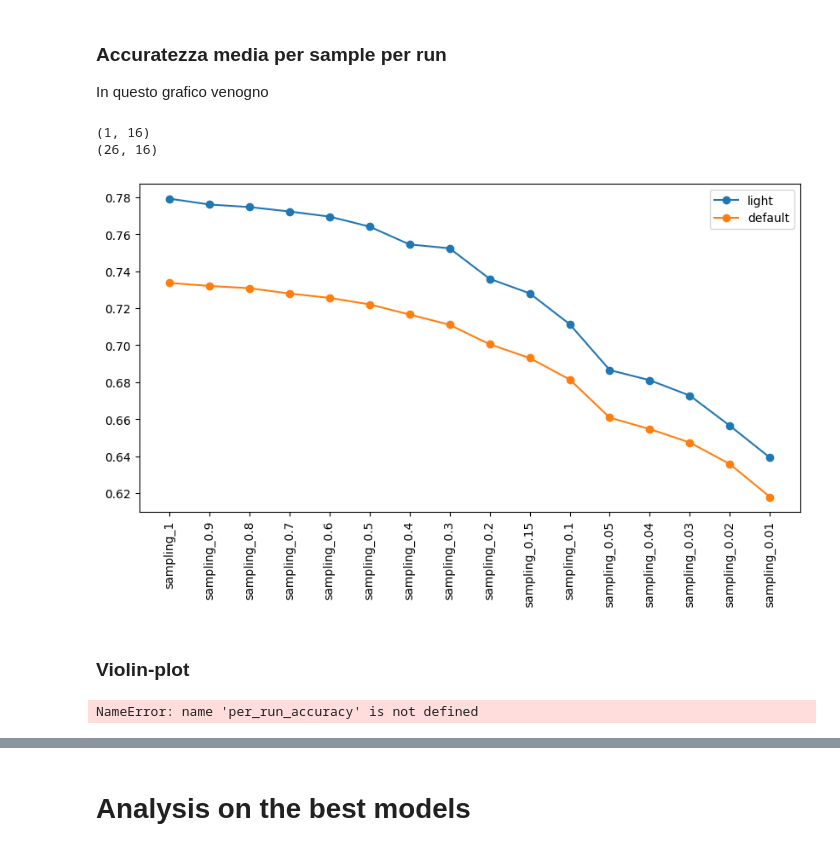
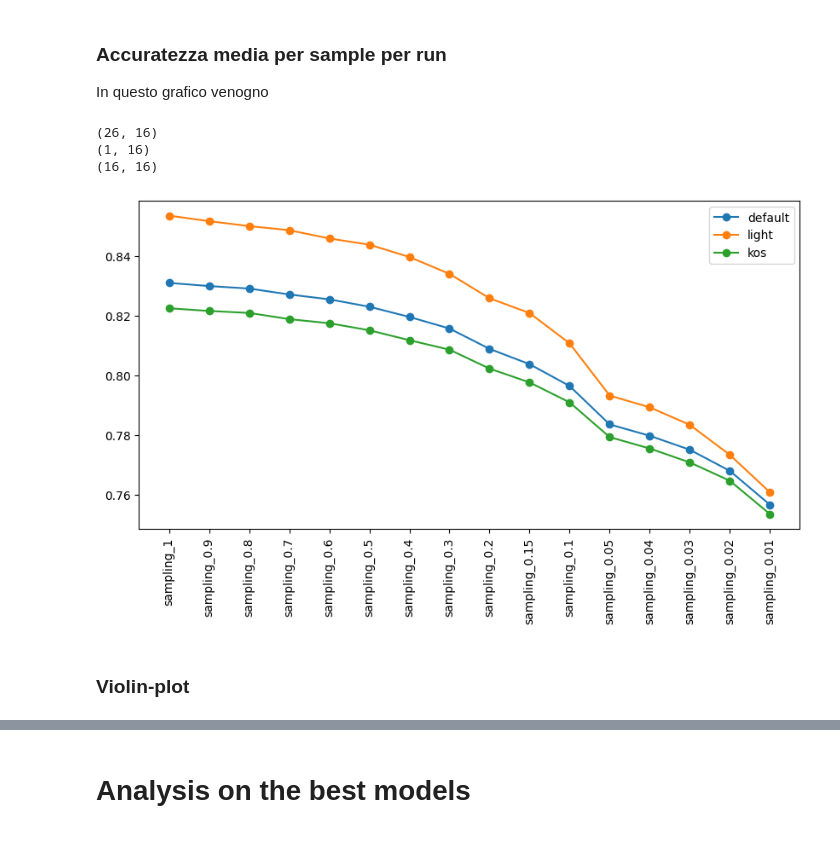
Before and after one commit to MassimoZarantonello2/SignatureInference, a Jupyter notebook: scripts/toronto_autogluone_evalutaions.ipynb, the cells around one changed output, grey strips where cells are left out. Drawn from its saved outputs; the diff is of its cells as text; code cells hidden in the pictures.

```diff
--- a/scripts/toronto_autogluone_evalutaions.ipynb
+++ b/scripts/toronto_autogluone_evalutaions.ipynb
@@ -129,48 +131,18 @@ Number of signature_labels: 29 ['S1 (SBS1 - 0.99)', 'S2 (SBS2 - 0.99)', 'S3 (SBS
 # %% [markdown]
 ### Accuratezza media per sample per run
 In questo grafico venogno
-# %%
-def plot_per_run_accuracy(per_run_accuracy, sampling_labels, figure):
-    per_run_mean_accuracy =[]
-    for i in range(len(per_run_accuracy)):
-        per_sample_mean_accuracy = []
-        per_sample_accuracy = per_run_accuracy[i]
-        for j in range(len(per_sample_accuracy)):
-            per_sample_mean_accuracy.append(np.mean(per_sample_accuracy[j]))
-        per_run_mean_accuracy.append(per_sample_mean_accuracy)
-    print(np.array(per_run_mean_accuracy).shape)
-    means = np.array(per_run_mean_accuracy).mean(axis=0)
-    plt.plot(sampling_labels,means, marker='o')
-    plt.xticks(rotation=90)
-
-fig = plt.figure(figsize=(10,5))
-
-plot_per_run_accuracy(lightgbmx_run_accuracy, light_sampling_labels, fig)
-plot_per_run_accuracy(default_run_accuracy, default_sampling_labels, fig)
-plt.legend(['light','default'])
-plt.show()
-    # plt.savefig('../evaluations_graphs/toronto_per_sample_average_accuracy_.png')
-# %% [output]
-(1, 16)
-(26, 16)
-[figure, removed]
+# %%
+fig = plt.figure(figsize=(10,5))
+
+plot_per_run_accuracy(default_rs)
+plot_per_run_accuracy(light_rs)
+plt.legend(['default', 'light', 'kos'])
+plt.show()
+    # plt.savefig('../evaluations_graphs/toronto_per_sample_average_accuracy_.png')
+# %% [output]
+(26, 16)
+(1, 16)
+(16, 16)
+[figure, added]
 # %% [markdown]
 ### Violin-plot
-# %%
-import numpy as np
-import matplotlib.pyplot as plt
-
-per_run_accuracy = np.array(per_run_accuracy)
-
-plt.figure(figsize=(20, 10))
-plt.xlabel('Sampling')
-plt.xticks(range(1, len(sampling_labels) + 1), sampling_labels, rotation=90)
-plt.ylabel('Accuracy')
-plt.title('Violin Plot of Accuracy Across Runs')
-plt.violinplot([per_run_accuracy[:, j, :].flatten() for j in range(len(sampling_labels))], showmeans=True, showmedians=True, showextrema=True)
-
-plt.tight_layout()
-plt.show()
-plt.savefig('../evaluations_graphs/toronto_accuracy_violin_plot.png')
-# %% [output]
-NameError: name 'per_run_accuracy' is not defined
```
Also changed, not shown: parts of 11 cells of this notebook, 2 other files.
